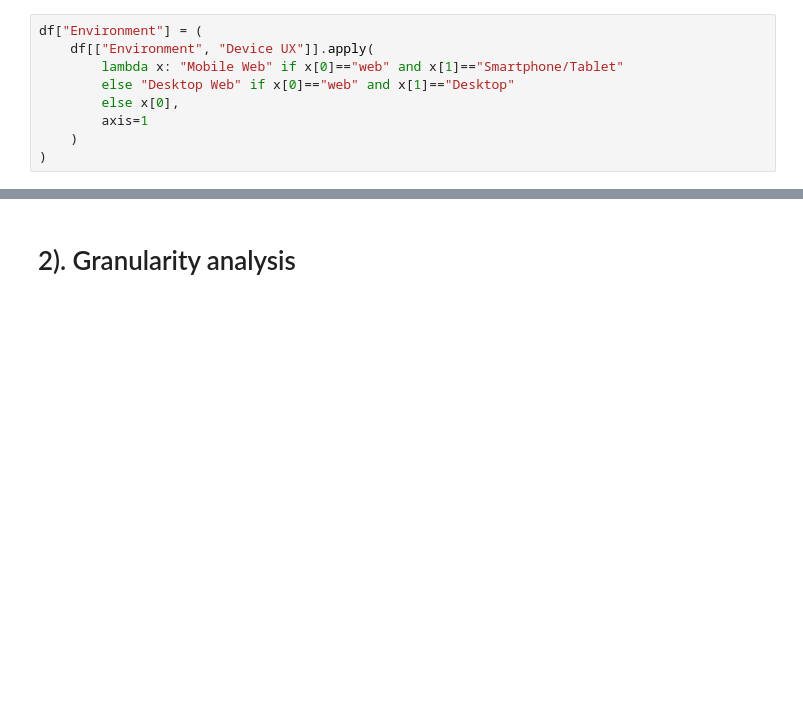
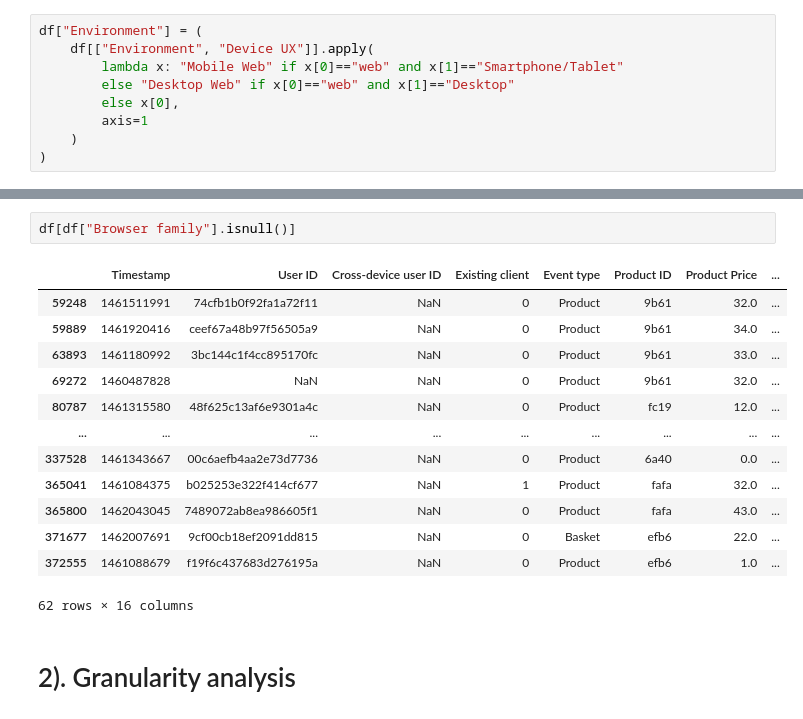
Before and after one commit to elissamim/e_commerce_traffic, a Jupyter notebook: notebooks/revenue_analysis.ipynb, the cells around one changed output, grey strips where cells are left out. Cells and saved outputs as stored; diff of their text form; blank space fills up the shorter version.

Commit message:
(wip) change browsers

```diff
--- a/notebooks/revenue_analysis.ipynb
+++ b/notebooks/revenue_analysis.ipynb
@@ -61,3 +152,19 @@ df["Environment"] = (
+# %%
+df[df["Browser family"].isnull()]
+# %% [output]
+|  | Timestamp | User ID | Cross-device user ID | Existing client | Event type | Product ID | Product Price | ... |
+| 59248 | 1461511991 | 74cfb1b0f92fa1a72f11 | NaN | 0 | Product | 9b61 | 32.0 | ... |
+| 59889 | 1461920416 | ceef67a48b97f56505a9 | NaN | 0 | Product | 9b61 | 34.0 | ... |
+| 63893 | 1461180992 | 3bc144c1f4cc895170fc | NaN | 0 | Product | 9b61 | 33.0 | ... |
+| 69272 | 1460487828 | NaN | NaN | 0 | Product | 9b61 | 32.0 | ... |
+| 80787 | 1461315580 | 48f625c13af6e9301a4c | NaN | 0 | Product | fc19 | 12.0 | ... |
+| ... | ... | ... | ... | ... | ... | ... | ... | ... |
+| 337528 | 1461343667 | 00c6aefb4aa2e73d7736 | NaN | 0 | Product | 6a40 | 0.0 | ... |
+| 365041 | 1461084375 | b025253e322f414cf677 | NaN | 1 | Product | fafa | 32.0 | ... |
+| 365800 | 1462043045 | 7489072ab8ea986605f1 | NaN | 0 | Product | fafa | 43.0 | ... |
+| 371677 | 1462007691 | 9cf00cb18ef2091dd815 | NaN | 0 | Basket | efb6 | 22.0 | ... |
+| 372555 | 1461088679 | f19f6c437683d276195a | NaN | 0 | Product | efb6 | 1.0 | ... |
+62 rows × 16 columns
 # %% [markdown]
 # 2). Granularity analysis
 # %% [markdown]
```
Also changed, not shown: parts of 40 cells of this notebook.
